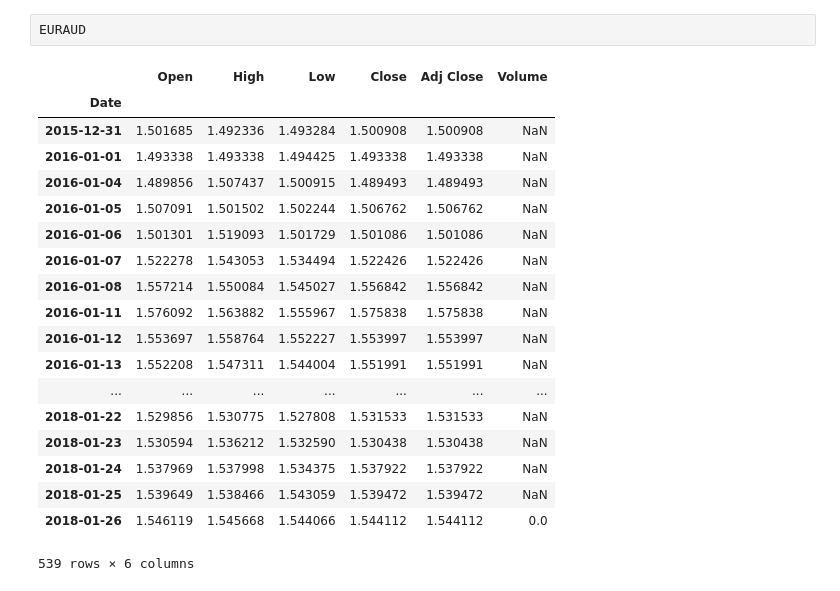
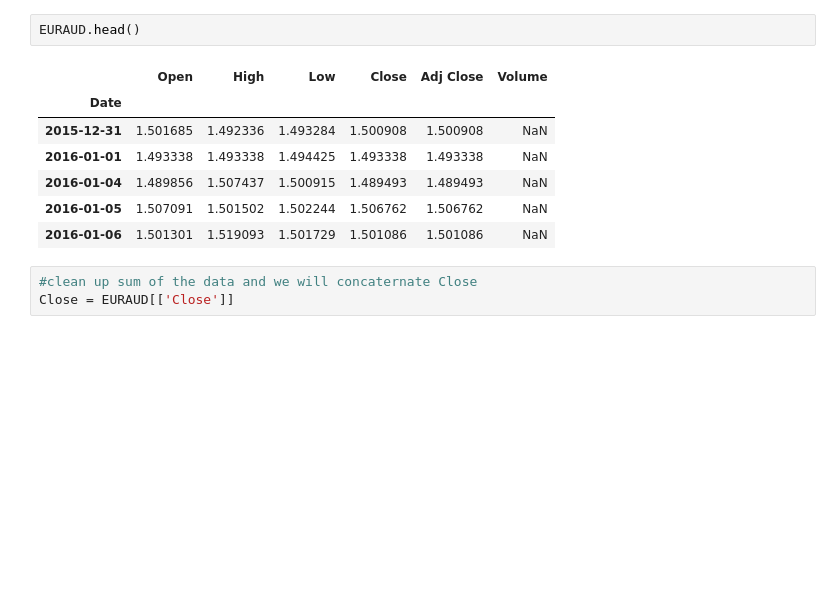
Before and after one commit to StevenMaharaj/stocks-logistic-Regression, a Jupyter notebook: Importing data.ipynb, the cells around one changed output. Saved outputs shown, nothing was run; the diff lists cells and outputs as text; blank space fills up the shorter version.

```diff
--- a/Importing data.ipynb
+++ b/Importing data.ipynb
@@ -19,22 +17,13 @@ pandas.core.frame.DataFrame
 # %%
-EURAUD
+EURAUD.head()
 # %% [output]
 |  | Open | High | Low | Close | Adj Close | Volume |
 | Date |  |  |  |  |  |  |
 | 2015-12-31 | 1.501685 | 1.492336 | 1.493284 | 1.500908 | 1.500908 | NaN |
 | 2016-01-01 | 1.493338 | 1.493338 | 1.494425 | 1.493338 | 1.493338 | NaN |
 | 2016-01-04 | 1.489856 | 1.507437 | 1.500915 | 1.489493 | 1.489493 | NaN |
 | 2016-01-05 | 1.507091 | 1.501502 | 1.502244 | 1.506762 | 1.506762 | NaN |
 | 2016-01-06 | 1.501301 | 1.519093 | 1.501729 | 1.501086 | 1.501086 | NaN |
-| 2016-01-07 | 1.522278 | 1.543053 | 1.534494 | 1.522426 | 1.522426 | NaN |
-| 2016-01-08 | 1.557214 | 1.550084 | 1.545027 | 1.556842 | 1.556842 | NaN |
-| 2016-01-11 | 1.576092 | 1.563882 | 1.555967 | 1.575838 | 1.575838 | NaN |
-| 2016-01-12 | 1.553697 | 1.558764 | 1.552227 | 1.553997 | 1.553997 | NaN |
-| 2016-01-13 | 1.552208 | 1.547311 | 1.544004 | 1.551991 | 1.551991 | NaN |
-| ... | ... | ... | ... | ... | ... | ... |
-| 2018-01-22 | 1.529856 | 1.530775 | 1.527808 | 1.531533 | 1.531533 | NaN |
-| 2018-01-23 | 1.530594 | 1.536212 | 1.532590 | 1.530438 | 1.530438 | NaN |
-| 2018-01-24 | 1.537969 | 1.537998 | 1.534375 | 1.537922 | 1.537922 | NaN |
-| 2018-01-25 | 1.539649 | 1.538466 | 1.543059 | 1.539472 | 1.539472 | NaN |
-| 2018-01-26 | 1.546119 | 1.545668 | 1.544066 | 1.544112 | 1.544112 | 0.0 |
-539 rows × 6 columns
+# %%
+#clean up sum of the data and we will concaternate Close
+Close = EURAUD[['Close']]
```
Also changed, not shown: parts of 8 cells of this notebook.
